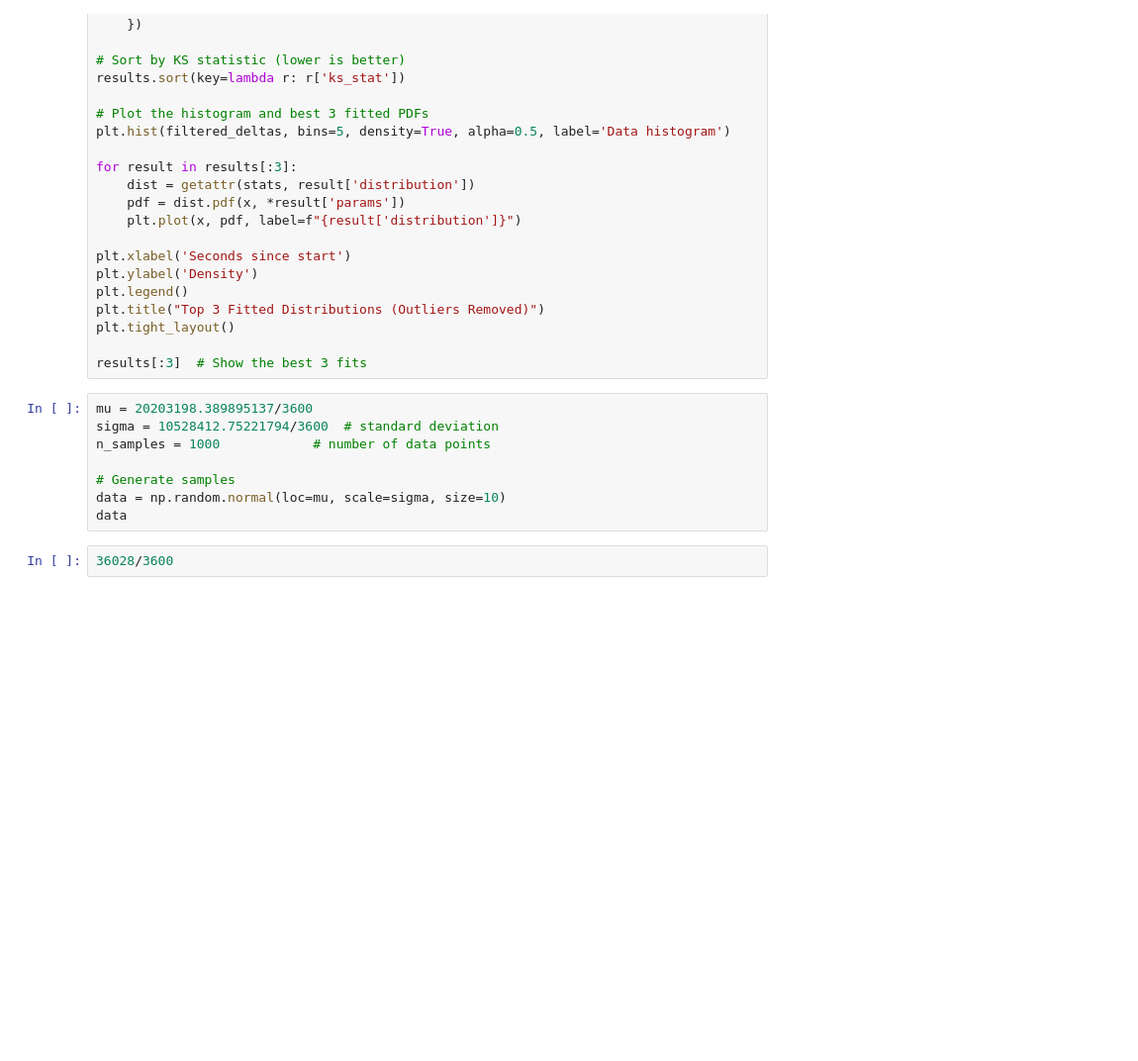
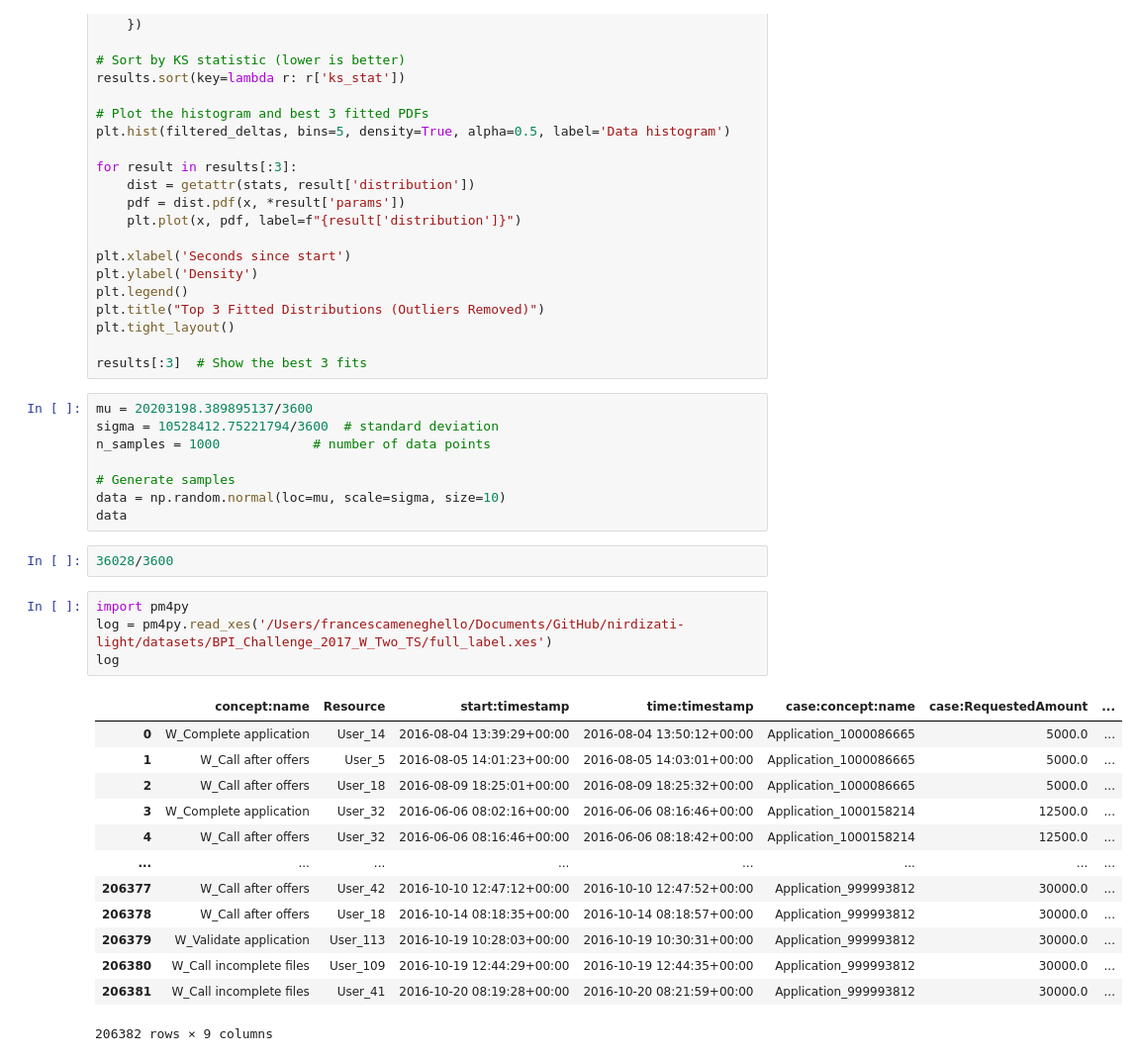
Before and after one commit to rgraziosi-fbk/nirdizati-light, a Jupyter notebook: Overlap_error_start.ipynb, the cells around one changed output. Shown at 99% size. Cells and saved outputs as stored; diff of their text form; blank space fills up the shorter version.

```diff
--- a/Overlap_error_start.ipynb
+++ b/Overlap_error_start.ipynb
@@ -121,3 +144,21 @@ data = np.random.normal(loc=mu, scale=sigma, size=10)
 data
 # %%
 36028/3600
+# %%
+import pm4py
+log = pm4py.read_xes('/Users/francescameneghello/Documents/GitHub/nirdizati-light/datasets/BPI_Challenge_2017_W_Two_TS/full_label.xes')
+log
+# %% [output]
+|  | concept:name | Resource | start:timestamp | time:timestamp | case:concept:name | case:RequestedAmount | ... |
+| 0 | W_Complete application | User_14 | 2016-08-04 13:39:29+00:00 | 2016-08-04 13:50:12+00:00 | Application_1000086665 | 5000.0 | ... |
+| 1 | W_Call after offers | User_5 | 2016-08-05 14:01:23+00:00 | 2016-08-05 14:03:01+00:00 | Application_1000086665 | 5000.0 | ... |
+| 2 | W_Call after offers | User_18 | 2016-08-09 18:25:01+00:00 | 2016-08-09 18:25:32+00:00 | Application_1000086665 | 5000.0 | ... |
+| 3 | W_Complete application | User_32 | 2016-06-06 08:02:16+00:00 | 2016-06-06 08:16:46+00:00 | Application_1000158214 | 12500.0 | ... |
+| 4 | W_Call after offers | User_32 | 2016-06-06 08:16:46+00:00 | 2016-06-06 08:18:42+00:00 | Application_1000158214 | 12500.0 | ... |
+| ... | ... | ... | ... | ... | ... | ... | ... |
+| 206377 | W_Call after offers | User_42 | 2016-10-10 12:47:12+00:00 | 2016-10-10 12:47:52+00:00 | Application_999993812 | 30000.0 | ... |
+| 206378 | W_Call after offers | User_18 | 2016-10-14 08:18:35+00:00 | 2016-10-14 08:18:57+00:00 | Application_999993812 | 30000.0 | ... |
+| 206379 | W_Validate application | User_113 | 2016-10-19 10:28:03+00:00 | 2016-10-19 10:30:31+00:00 | Application_999993812 | 30000.0 | ... |
+| 206380 | W_Call incomplete files | User_109 | 2016-10-19 12:44:29+00:00 | 2016-10-19 12:44:35+00:00 | Application_999993812 | 30000.0 | ... |
+| 206381 | W_Call incomplete files | User_41 | 2016-10-20 08:19:28+00:00 | 2016-10-20 08:21:59+00:00 | Application_999993812 | 30000.0 | ... |
+206382 rows × 9 columns
```
Also changed, not shown: parts of 13 cells of this notebook, 11 other files.
